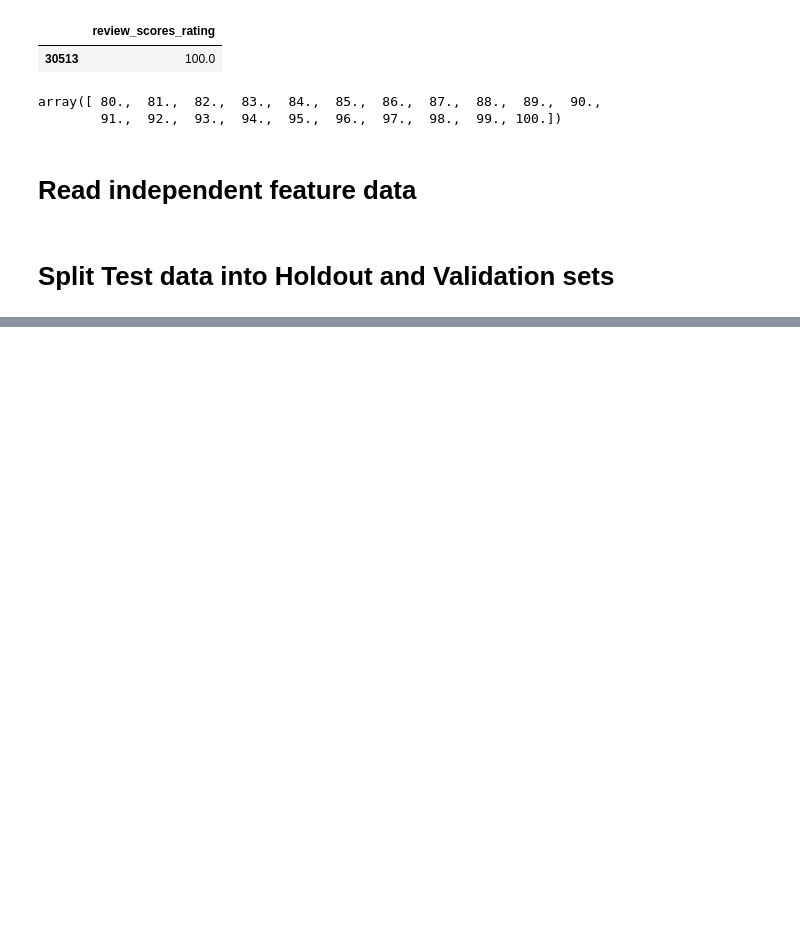
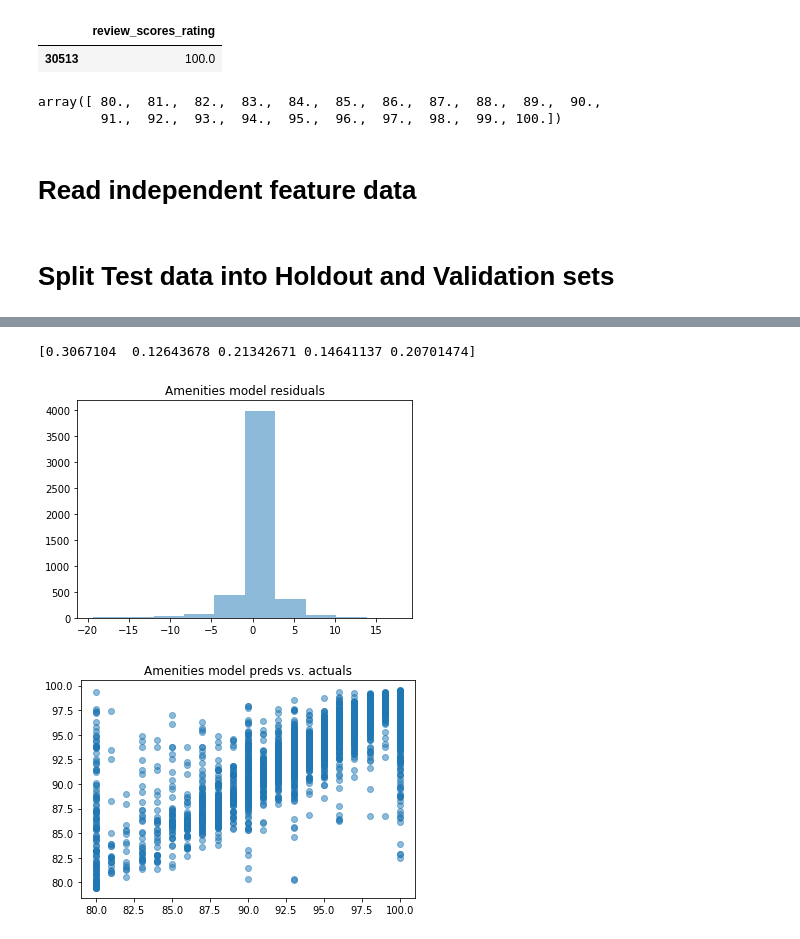
Before and after one commit to jhabib/w210, a Jupyter notebook: amen_model.ipynb, the cells around one changed output, grey strips where cells are left out. Drawn from its saved outputs; the diff is of its cells as text; code cells hidden in the pictures; blank space fills up the shorter version.

Commit message:
update model prediction scripts

```diff
--- a/amen_model.ipynb
+++ b/amen_model.ipynb
@@ -246,0 +265,15 @@ print '####################\n'
+# %%
+print tc.feature_importances_
+yv['preds'] = Xvp
+s = yv.sample(5000)
+plt.hist(s.review_scores_rating - s.preds, alpha=0.5)
+plt.title('Amenities model residuals')
+plt.show()
+plt.scatter(s.review_scores_rating, s.preds, alpha=0.5)
+plt.title('Amenities model preds vs. actuals')
+plt.show()
+yv.to_csv('./data/amen_stack_preds.csv', encoding='utf8')
+# %% [output]
+[0.3067104  0.12643678 0.21342671 0.14641137 0.20701474]
+[figure, added]
+[figure, added]
```
Also changed, not shown: parts of 2 cells of this notebook, 3 other files.
